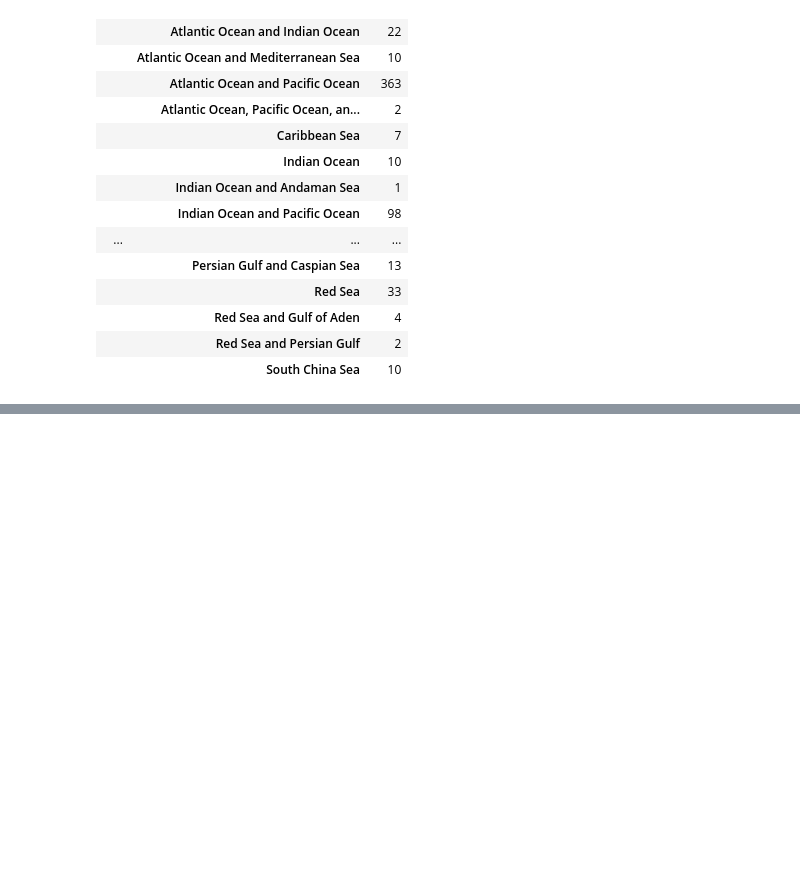
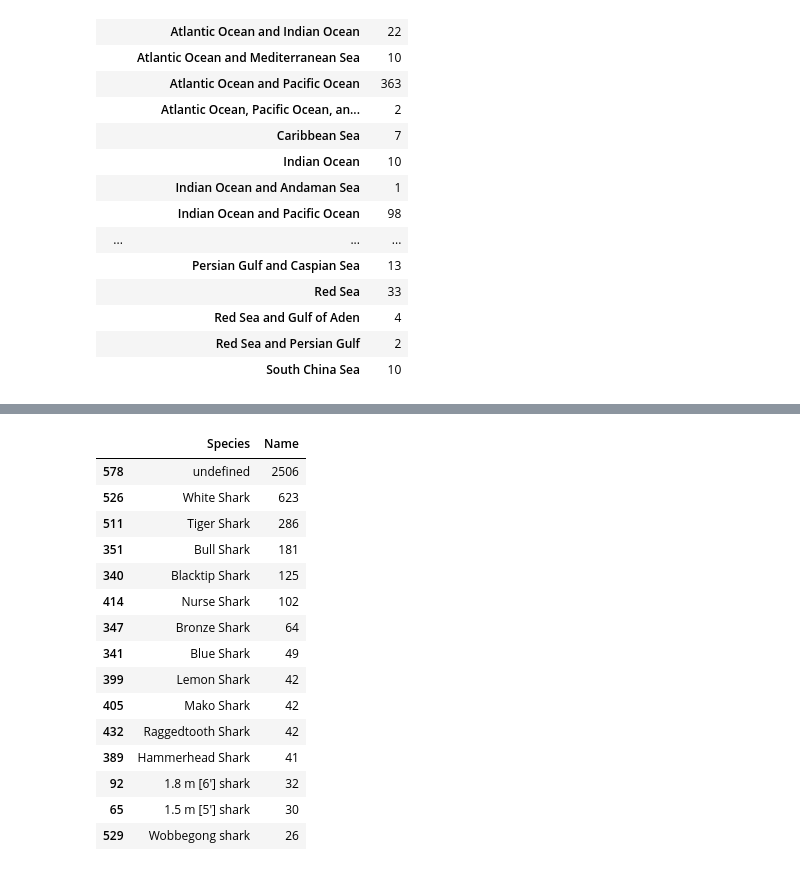
Before and after one commit to GemaVNZ/Quest2.-Sharks, a Jupyter notebook: notebooks/data_visualization.ipynb, the cells around one changed output, grey strips where cells are left out. Cells and saved outputs as stored; diff of their text form; code cells hidden in the pictures; blank space fills up the shorter version.

```diff
--- a/notebooks/data_visualization.ipynb
+++ b/notebooks/data_visualization.ipynb
@@ -138,0 +179,22 @@ fig.show()
+# %%
+species_num_attacks = df_cleaned.groupby(['Species']).agg({'Name': 'count'}).reset_index()
+# %%
+total_species = species_num_attacks.sort_values(by = "Name", ascending= False).head(15)
+total_species
+# %% [output]
+|  | Species | Name |
+| 578 | undefined | 2506 |
+| 526 | White Shark | 623 |
+| 511 | Tiger Shark | 286 |
+| 351 | Bull Shark | 181 |
+| 340 | Blacktip Shark | 125 |
+| 414 | Nurse Shark | 102 |
+| 347 | Bronze Shark | 64 |
+| 341 | Blue Shark | 49 |
+| 399 | Lemon Shark | 42 |
+| 405 | Mako Shark | 42 |
+| 432 | Raggedtooth Shark | 42 |
+| 389 | Hammerhead Shark | 41 |
+| 92 | 1.8 m [6'] shark | 32 |
+| 65 | 1.5 m [5'] shark | 30 |
+| 529 | Wobbegong shark | 26 |
```
Also changed, not shown: parts of 16 cells of this notebook, 1 other file.
